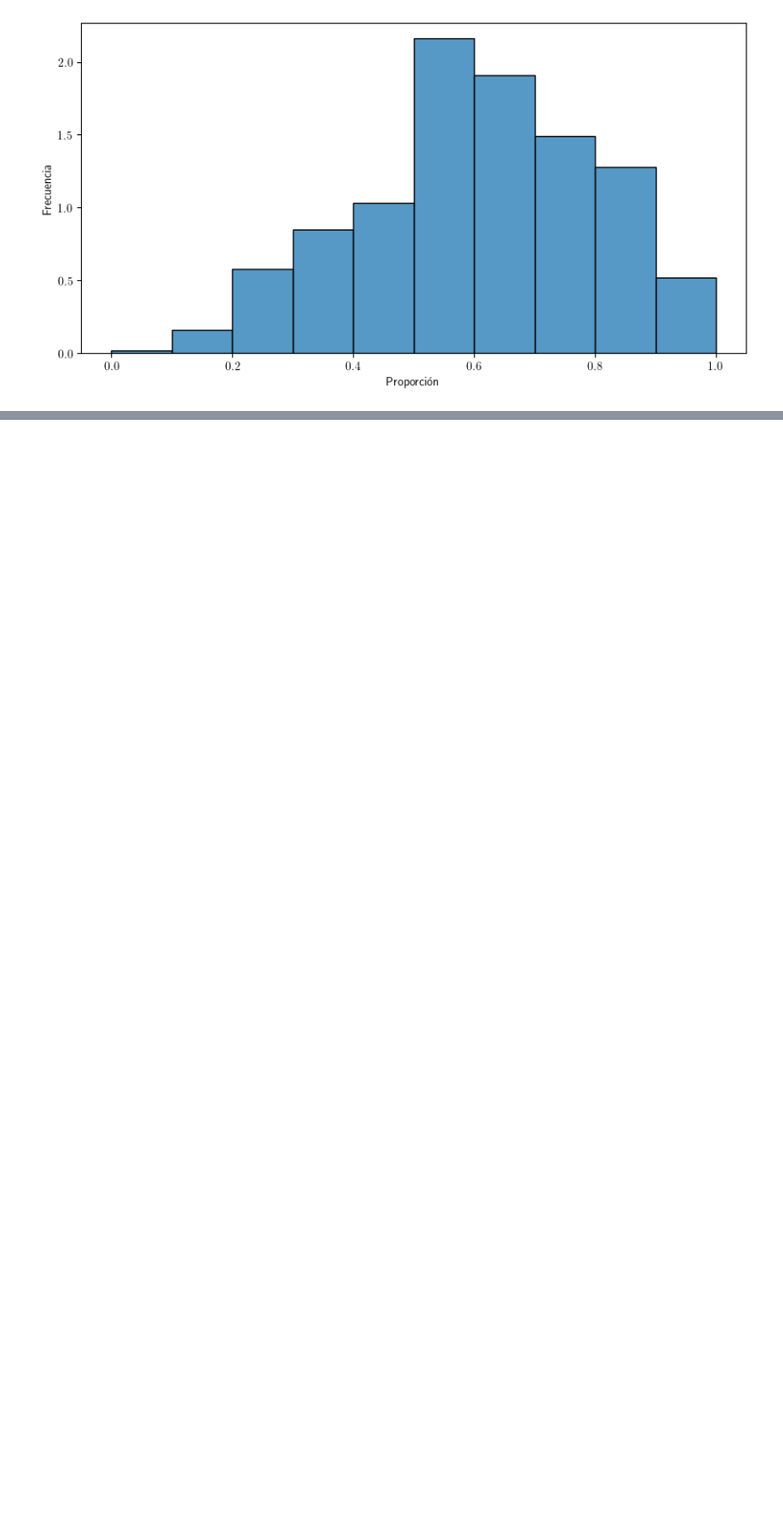
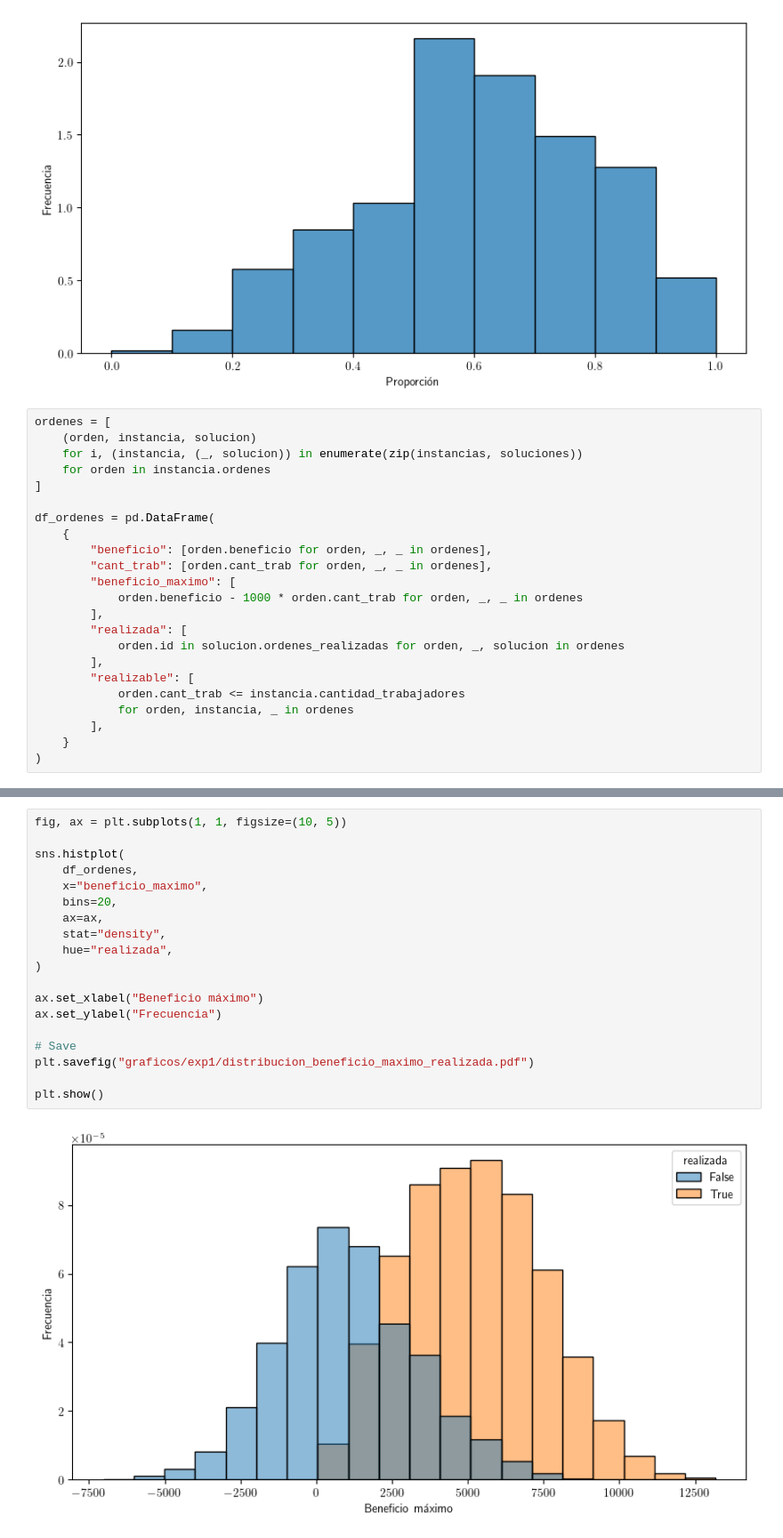
Before and after one commit to sponja23/invop-tp, a Jupyter notebook: experimentos/objetivo.ipynb, the cells around one changed output, grey strips where cells are left out. Shown at 89% size. Saved outputs shown, nothing was run; the diff lists cells and outputs as text; blank space fills up the shorter version.

```diff
--- a/experimentos/objetivo.ipynb
+++ b/experimentos/objetivo.ipynb
@@ -210,4 +208,27 @@ plt.savefig("graficos/exp1/distribucion_proporcion_ordenes.pdf")
 plt.show()
 # %% [output]
 [figure]
+# %%
+ordenes = [
+    (orden, instancia, solucion)
+    for i, (instancia, (_, solucion)) in enumerate(zip(instancias, soluciones))
+    for orden in instancia.ordenes
+]
+
+df_ordenes = pd.DataFrame(
+    {
+        "beneficio": [orden.beneficio for orden, _, _ in ordenes],
+        "cant_trab": [orden.cant_trab for orden, _, _ in ordenes],
+        "beneficio_maximo": [
+            orden.beneficio - 1000 * orden.cant_trab for orden, _, _ in ordenes
+        ],
+        "realizada": [
+            orden.id in solucion.ordenes_realizadas for orden, _, solucion in ordenes
+        ],
+        "realizable": [
+            orden.cant_trab <= instancia.cantidad_trabajadores
+            for orden, instancia, _ in ordenes
+        ],
+    }
+)
 # %% [markdown]
@@ -214,0 +236,21 @@ plt.show()
+# %%
+fig, ax = plt.subplots(1, 1, figsize=(10, 5))
+
+sns.histplot(
+    df_ordenes,
+    x="beneficio_maximo",
+    bins=20,
+    ax=ax,
+    stat="density",
+    hue="realizada",
+)
+
+ax.set_xlabel("Beneficio máximo")
+ax.set_ylabel("Frecuencia")
+
+# Save
+plt.savefig("graficos/exp1/distribucion_beneficio_maximo_realizada.pdf")
+
+plt.show()
+# %% [output]
+[figure, added]
```
Also changed, not shown: parts of 5 cells of this notebook, 4 other files.
